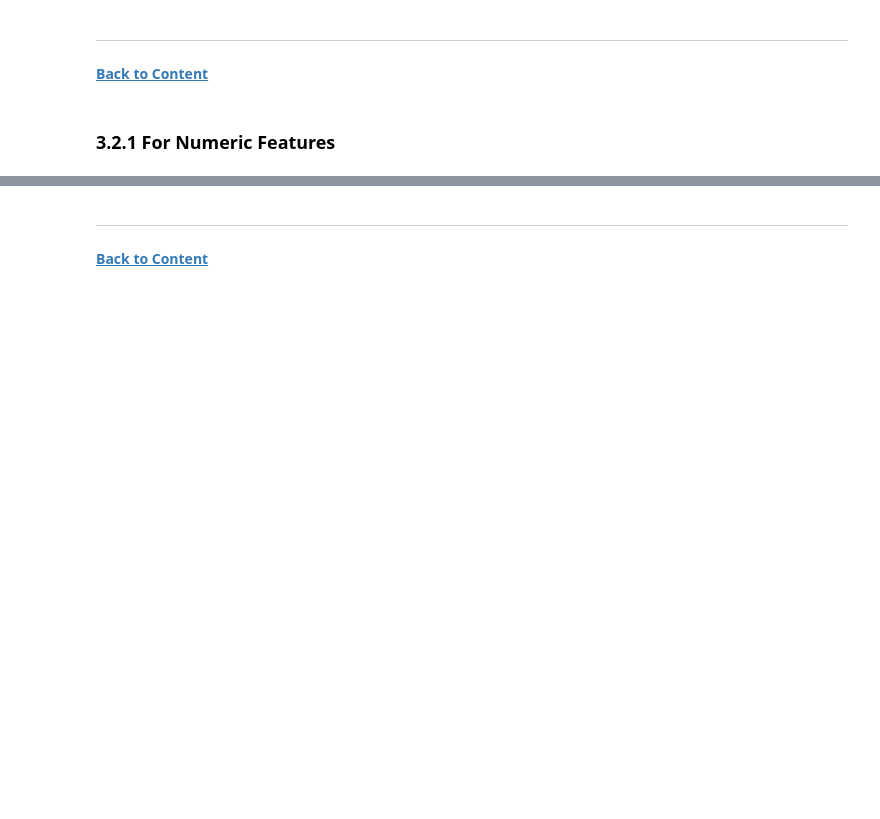
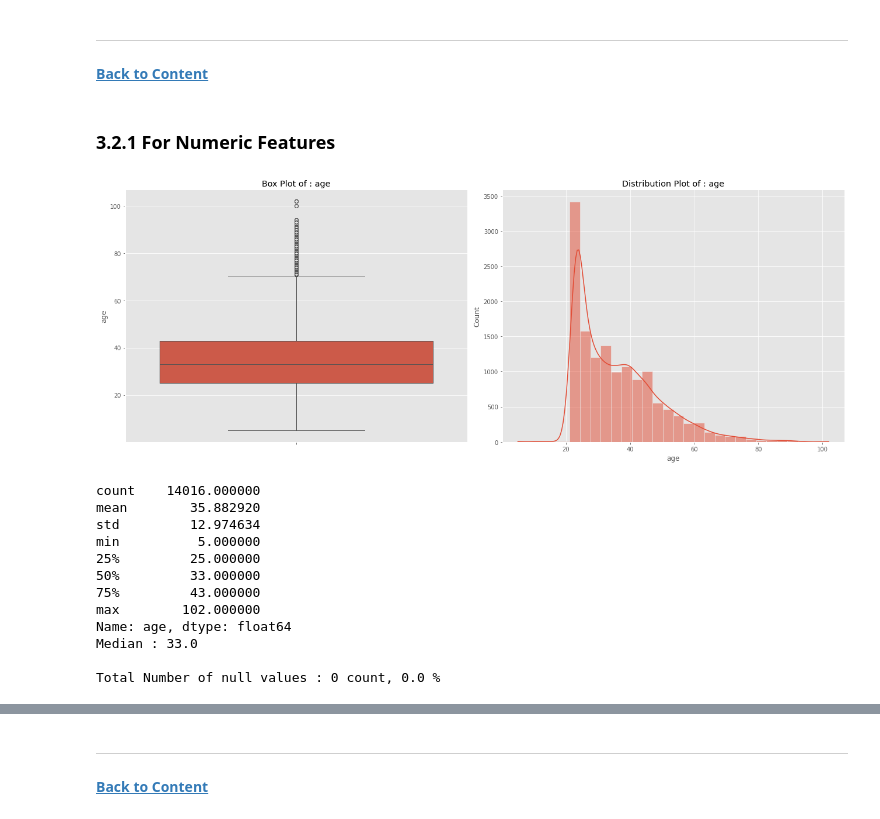
Before and after one commit to chetan5373/DAV-6150, a Jupyter notebook: M7_Assignment/C_Devarshi_M7_assn.ipynb, the cells around one changed output, grey strips where cells are left out. Drawn from its saved outputs; the diff is of its cells as text; code cells hidden in the pictures; blank space fills up the shorter version.

```diff
--- a/M7_Assignment/C_Devarshi_M7_assn.ipynb
+++ b/M7_Assignment/C_Devarshi_M7_assn.ipynb
@@ -288,3 +360,61 @@ df.ID.duplicated().sum()
 <b> [Back to Content](#Content) </b>
 # %% [markdown]
 ### 3.2.1 For Numeric Features
+# %%
+# Create function to plot dist and box plot for all the numeric features.
+
+def box_dist_plot(df , column):
+
+
+    """
+
+    This function is to plot box-plot and distribution-plot for a given column,
+    column's median value, with count and percentage of null values.
+
+    Parameters :-
+        df : Dataframe           # df contains Dataframe.
+        column : str             # Column name which is to be ploted.
+
+    """
+
+    plt.style.use('ggplot')
+
+    plt.figure(figsize=(18, 7))
+
+    # Box plot.
+    plt.subplot(121)
+    sns.boxplot(y = df[column])  # Create box plot
+    plt.title(f'Box Plot of : {column}')
+
+    # Distribution plot.
+    plt.subplot(122)
+    sns.histplot(df[column], bins=30, kde=True)  # Create histogram with KDE
+    plt.title(f'Distribution Plot of : {column}')
+
+    # Adjusting the layout.
+    plt.tight_layout()
+
+    plt.show()
+
+    # To print statistics.
+    print(df[column].describe())
+    print('Median :', df[column].median())
+    print()
+    print('Total Number of null values :', df[column].isnull().sum(), 'count,',
+          round(df[column].isnull().mean() * 100, 2), '%')
+# %%
+box_dist_plot(df,'age')
+# %% [output]
+[figure, added]
+count    14016.000000
+mean        35.882920
+std         12.974634
+min          5.000000
+25%         25.000000
+50%         33.000000
+75%         43.000000
+max        102.000000
+Name: age, dtype: float64
+Median : 33.0
+
+Total Number of null values : 0 count, 0.0 %
```
Also changed, not shown: parts of 112 cells of this notebook, 2 other files.
